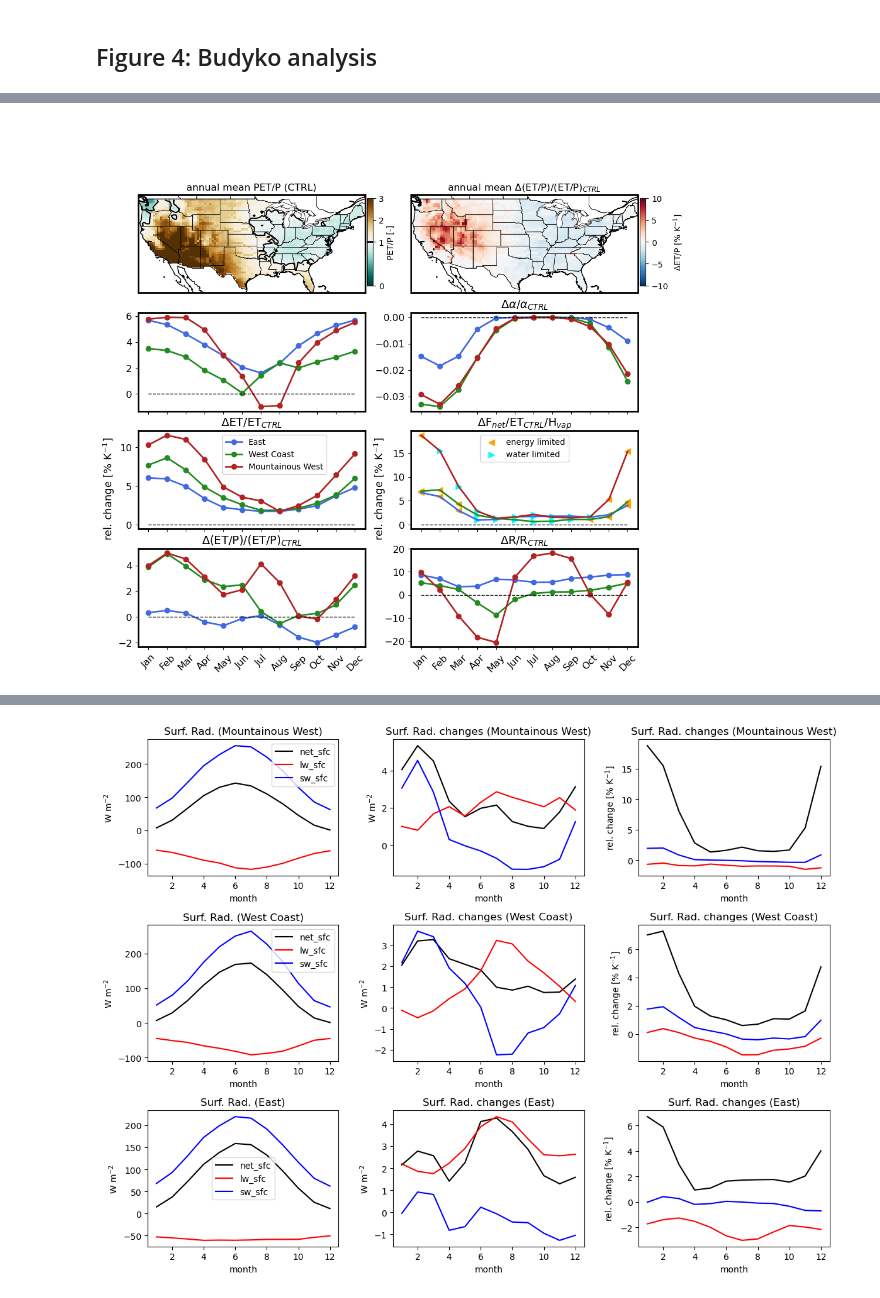
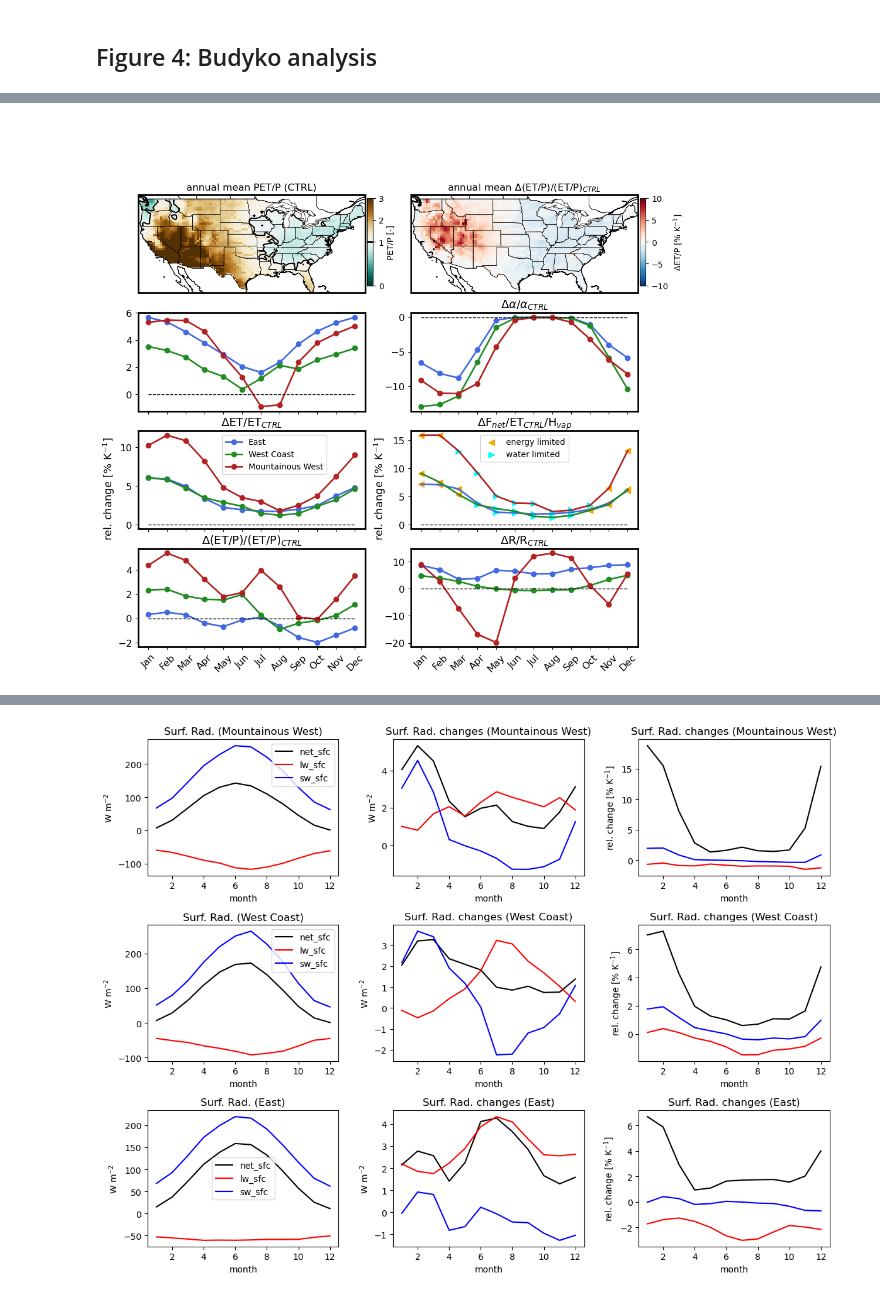
Before and after one commit to Smpljack/AR-analysis, a Jupyter notebook: paper_ncc_figures.ipynb, the cells around one changed output, grey strips where cells are left out. Cells and saved outputs as stored; diff of their text form; code cells hidden in the pictures.

Commit message:
Update paper figures

```diff
--- a/paper_ncc_figures.ipynb
+++ b/paper_ncc_figures.ipynb
@@ -657,9 +716,10 @@ end_year = 2020
 conus_extent = [-125, -67, 25, 50]
 variables = ['lwdn_sfc', 'lwup_sfc', 'swdn_sfc', 'swup_sfc', 'precip',
              'evap_land', 't_surf', 'albedo_dir', 'albedo_dif', 'snow',
-             'melt', 'runf', 'ar_pr']
+             'melt', 'runf', 'ar_pr', 'grnd_flux', 'shflx']
 subsets = ['atmos', 'atmos', 'atmos', 'atmos', 'atmos',
-           'land', 'atmos', 'land', 'land', 'land', 'land', 'land', 'atmos_cmip']
+           'land', 'atmos', 'land', 'land', 'land', 'land',
+           'land', 'atmos_cmip', 'land', 'atmos']
 budyko_data_ctrl = load_budyko_data(
     exp_name_ctrl, variables, subsets,region='conus_land', monthly=True)
 budyko_data_p2K = load_budyko_data(
@@ -727,9 +787,9 @@ def plot_basin_scale_et_ind_change_map(
     ax.add_feature(cfeature.STATES, linestyle='-', linewidth=0.5)
     return fig, ax
 # %%
-west_coast_budyko_ctrl = budyko_data_ctrl.sel(lon=slice(-125, -120)).mean(dim=['lat', 'lon'])
-west_coast_budyko_p2K = budyko_data_p2K.sel(lon=slice(-125, -120)).mean(dim=['lat', 'lon'])
-mountainous_west_budyko_ctrl = budyko_data_ctrl.sel(lon=slice(-120, -100)).mean(dim=['lat', 'lon'])
-mountainous_west_budyko_p2K = budyko_data_p2K.sel(lon=slice(-120, -100)).mean(dim=['lat', 'lon'])
-east_budyko_ctrl = budyko_data_ctrl.sel(lon=slice(-100, -67)).mean(dim=['lat', 'lon'])
-east_budyko_p2K = budyko_data_p2K.sel(lon=slice(-100, -67)).mean(dim=['lat', 'lon'])
+west_coast_budyko_ctrl = du.sel_conus_west_coast(budyko_data_ctrl).mean(dim=['lat', 'lon'])
+west_coast_budyko_p2K = du.sel_conus_west_coast(budyko_data_p2K).mean(dim=['lat', 'lon'])
+mountainous_west_budyko_ctrl = du.sel_conus_mountainous_west(budyko_data_ctrl).mean(dim=['lat', 'lon'])
+mountainous_west_budyko_p2K = du.sel_conus_mountainous_west(budyko_data_p2K).mean(dim=['lat', 'lon'])
+east_budyko_ctrl = du.sel_conus_east(budyko_data_ctrl).mean(dim=['lat', 'lon'])
+east_budyko_p2K = du.sel_conus_east(budyko_data_p2K).mean(dim=['lat', 'lon'])
@@ -765,11 +819,14 @@ fig, ax2 = plot_basin_scale_et_ind_change_map(
     fig, ax2, budyko_data_ctrl_mean, budyko_data_p2K_mean, dT, region='conus_land')
 ax2.set_title(r'annual mean $\Delta$(ET/P)/(ET/P)$_{CTRL}$', fontsize=12)
 ax3 = fig.add_subplot(4, 2, 3)
-((east_budyko_p2K.precip - east_budyko_ctrl.precip)/east_budyko_ctrl.precip/dT*100).plot(
+((east_budyko_p2K.precip -
+  east_budyko_ctrl.precip)/east_budyko_ctrl.precip/dT*100).plot(
      ax=ax3, color='royalblue', label='East', marker='o', lw=2)
-((west_coast_budyko_p2K.precip - west_coast_budyko_ctrl.precip)/west_coast_budyko_ctrl.precip/dT*100).plot(
+((west_coast_budyko_p2K.precip -
+  west_coast_budyko_ctrl.precip)/west_coast_budyko_ctrl.precip/dT*100).plot(
      ax=ax3, color='forestgreen', label='West Coast', marker='o', lw=2)
-((mountainous_west_budyko_p2K.precip - mountainous_west_budyko_ctrl.precip)/mountainous_west_budyko_ctrl.precip/dT*100).plot(
+((mountainous_west_budyko_p2K.precip -
+  mountainous_west_budyko_ctrl.precip)/mountainous_west_budyko_ctrl.precip/dT*100).plot(
      ax=ax3, color='firebrick', label='Mountainous West', marker='o', lw=2)
 # AR precip
 # ((east_budyko_p2K.ar_pr - east_budyko_ctrl.ar_pr)/east_budyko_ctrl.precip/dT*100).plot(
@@ -781,41 +838,53 @@ ax3 = fig.add_subplot(4, 2, 3)
 # ax3.set_title(r'$\Delta$P/P$_{CTRL}$', fontsize=14)
 # axes[0, 0].set_ylim([-2, 12])
 ax4 = fig.add_subplot(4, 2, 5)
-((east_budyko_p2K.evap_land - east_budyko_ctrl.evap_land)/east_budyko_ctrl.evap_land/dT*100).plot(
+((east_budyko_p2K.evap_land -
+  east_budyko_ctrl.evap_land)/east_budyko_ctrl.evap_land/dT*100).plot(
      ax=ax4, color='royalblue', label='East', marker='o', lw=2)
-((west_coast_budyko_p2K.evap_land - west_coast_budyko_ctrl.evap_land)/west_coast_budyko_ctrl.evap_land/dT*100).plot(
+((west_coast_budyko_p2K.evap_land -
+  west_coast_budyko_ctrl.evap_land)/west_coast_budyko_ctrl.evap_land/dT*100).plot(
      ax=ax4, color='forestgreen', label='West Coast', marker='o', lw=2)
-((mountainous_west_budyko_p2K.evap_land - mountainous_west_budyko_ctrl.evap_land)/mountainous_west_budyko_ctrl.evap_land/dT*100).plot(
+((mountainous_west_budyko_p2K.evap_land -
+  mountainous_west_budyko_ctrl.evap_land)/mountainous_west_budyko_ctrl.evap_land/dT*100).plot(
      ax=ax4, color='firebrick', label='Mountainous West', marker='o', lw=2)
 ax4.set_title(r'$\Delta$ET/ET$_{CTRL}$', fontsize=14)
 
 ax5 = fig.add_subplot(4, 2, 7)
-((east_budyko_p2K.evap_land/east_budyko_p2K.precip - east_budyko_ctrl.evap_land/east_budyko_ctrl.precip)/
+((east_budyko_p2K.evap_land/east_budyko_p2K.precip -
+  east_budyko_ctrl.evap_land/east_budyko_ctrl.precip)/
  (east_budyko_ctrl.evap_land/east_budyko_ctrl.precip)/dT*100).plot(
      ax=ax5, color='royalblue', marker='o', lw=2)
-((west_coast_budyko_p2K.evap_land/west_coast_budyko_p2K.precip - west_coast_budyko_ctrl.evap_land/west_coast_budyko_ctrl.precip)/(
+((west_coast_budyko_p2K.evap_land/west_coast_budyko_p2K.precip -
+  west_coast_budyko_ctrl.evap_land/west_coast_budyko_ctrl.precip)/(
     west_coast_budyko_ctrl.evap_land/west_coast_budyko_ctrl.precip)/dT*100).plot(
      ax=ax5, color='forestgreen', marker='o', lw=2)
-((mountainous_west_budyko_p2K.evap_land/mountainous_west_budyko_p2K.precip - mountainous_west_budyko_ctrl.evap_land/mountainous_west_budyko_ctrl.precip)/
+((mountainous_west_budyko_p2K.evap_land/mountainous_west_budyko_p2K.precip -
+  mountainous_west_budyko_ctrl.evap_land/mountainous_west_budyko_ctrl.precip)/
 (mountainous_west_budyko_ctrl.evap_land/mountainous_west_budyko_ctrl.precip)/dT*100).plot(
      ax=ax5, color='firebrick', marker='o', lw=2)
 ax5.set_title(r'$\Delta$(ET/P)/(ET/P)$_{CTRL}$', fontsize=14)
 
 ax6 = fig.add_subplot(4, 2, 4)
-((east_budyko_p2K.albedo_dir - east_budyko_ctrl.albedo_dir)/dT).sel(band=1).plot(
+((east_budyko_p2K.albedo_dir -
+  east_budyko_ctrl.albedo_dir)/east_budyko_ctrl.albedo_dir/dT*100).sel(band=1).plot(
      ax=ax6, color='royalblue', marker='o', lw=2)
-((west_coast_budyko_p2K.albedo_dir - west_coast_budyko_ctrl.albedo_dir)/dT).sel(band=1).plot(
+((west_coast_budyko_p2K.albedo_dir -
+  west_coast_budyko_ctrl.albedo_dir)/west_coast_budyko_ctrl.albedo_dir/dT*100).sel(band=1).plot(
      ax=ax6, color='forestgreen', marker='o', lw=2)
-((mountainous_west_budyko_p2K.albedo_dir - mountainous_west_budyko_ctrl.albedo_dir)/dT).sel(band=1).plot(
+((mountainous_west_budyko_p2K.albedo_dir -
+  mountainous_west_budyko_ctrl.albedo_dir)/mountainous_west_budyko_ctrl.albedo_dir/dT*100).sel(band=1).plot(
      ax=ax6, color='firebrick', marker='o', lw=2)
 ax6.set_title(r'$\Delta \alpha$/$\alpha_{CTRL}$', fontsize=14)
 
 ax7 = fig.add_subplot(4, 2, 6)
-((east_budyko_p2K.net_sfc - east_budyko_ctrl.net_sfc)/east_budyko_ctrl.evap_land/2260/1e3/dT*100).plot(
+(((east_budyko_p2K.net_sfc-east_budyko_p2K.melt*334*1e3+east_budyko_p2K.grnd_flux-east_budyko_p2K.shflx) -
+  (east_budyko_ctrl.net_sfc-east_budyko_ctrl.melt*334*1e3+east_budyko_ctrl.grnd_flux-east_budyko_ctrl.shflx))/east_budyko_ctrl.evap_land/2260/1e3/dT*100).plot(
      ax=ax7, color='royalblue', lw=2)
-((west_coast_budyko_p2K.net_sfc - west_coast_budyko_ctrl.net_sfc)/west_coast_budyko_ctrl.evap_land/2260/1e3/dT*100).plot(
+(((west_coast_budyko_p2K.net_sfc-west_coast_budyko_p2K.melt*334*1e3+west_coast_budyko_p2K.grnd_flux-west_coast_budyko_p2K.shflx) -
+  (west_coast_budyko_ctrl.net_sfc-west_coast_budyko_ctrl.melt*334*1e3+west_coast_budyko_ctrl.grnd_flux-west_coast_budyko_ctrl.shflx))/west_coast_budyko_ctrl.evap_land/2260/1e3/dT*100).plot(
      ax=ax7, color='forestgreen', lw=2)
-((mountainous_west_budyko_p2K.net_sfc - mountainous_west_budyko_ctrl.net_sfc)/mountainous_west_budyko_ctrl.evap_land/2260/1e3/dT*100).plot(
+(((mountainous_west_budyko_p2K.net_sfc-mountainous_west_budyko_p2K.melt*334*1e3+mountainous_west_budyko_p2K.grnd_flux-mountainous_west_budyko_p2K.shflx) -
+  (mountainous_west_budyko_ctrl.net_sfc-mountainous_west_budyko_ctrl.melt*334*1e3+mountainous_west_budyko_ctrl.grnd_flux-mountainous_west_budyko_ctrl.shflx))/mountainous_west_budyko_ctrl.evap_land/2260/1e3/dT*100).plot(
      ax=ax7, color='firebrick', lw=2)
 # Highlight energy and water limited regions
 for data_ctrl, data_p2K in zip(
@@ -825,22 +894,27 @@ for data_ctrl, data_p2K in zip(
     water_limited = data_p2K.pet_ind > 1
     ax7.scatter(
         months[energy_limited],
-        ((data_p2K.net_sfc - data_ctrl.net_sfc)/data_ctrl.evap_land/2260/1e3/dT*100)[energy_limited],
+        (((data_p2K.net_sfc-data_p2K.melt*334*1e3+data_p2K.grnd_flux-data_p2K.shflx) -
+          (data_ctrl.net_sfc-data_ctrl.melt*334*1e3+data_ctrl.grnd_flux-data_ctrl.shflx))/data_ctrl.evap_land/2260/1e3/dT*100)[energy_limited],
         color='orange', marker='<', s=50, label='energy limited')
     ax7.scatter(
         months[water_limited],
-        ((data_p2K.net_sfc - data_ctrl.net_sfc)/data_ctrl.evap_land/2260/1e3/dT*100)[water_limited],
+        (((data_p2K.net_sfc-data_p2K.melt*334*1e3+data_p2K.grnd_flux-data_p2K.shflx) -
+          (data_ctrl.net_sfc-data_ctrl.melt*334*1e3+data_ctrl.grnd_flux-data_ctrl.shflx))/data_ctrl.evap_land/2260/1e3/dT*100)[water_limited],
         color='cyan', marker='>', s=50, label='water limited')
     if not hasattr(ax7, 'legend_added'):
         ax7.legend()
         ax7.legend_added = True
 ax7.set_title(r'$\Delta$F$_{net}$/ET$_{CTRL}$/H$_{vap}$', fontsize=14)
 ax8 = fig.add_subplot(4, 2, 8)
-((east_budyko_p2K.runf - east_budyko_ctrl.runf)/(east_budyko_ctrl.runf)/dT*100).plot(
+((east_budyko_p2K.runf -
+  east_budyko_ctrl.runf)/(east_budyko_ctrl.runf)/dT*100).plot(
     ax=ax8, color='royalblue', marker='o', lw=2)
-((west_coast_budyko_p2K.runf - west_coast_budyko_ctrl.runf)/(west_coast_budyko_ctrl.runf)/dT*100).plot(
+((west_coast_budyko_p2K.runf -
+  west_coast_budyko_ctrl.runf)/(west_coast_budyko_ctrl.runf)/dT*100).plot(
     ax=ax8, color='forestgreen', marker='o', lw=2)
-((mountainous_west_budyko_p2K.runf - mountainous_west_budyko_ctrl.runf)/(mountainous_west_budyko_ctrl.runf)/dT*100).plot(
+((mountainous_west_budyko_p2K.runf -
+  mountainous_west_budyko_ctrl.runf)/(mountainous_west_budyko_ctrl.runf)/dT*100).plot(
     ax=ax8, color='firebrick', marker='o', lw=2)
 ax8.set_title(r'$\Delta$R/R$_{CTRL}$', fontsize=14)
 
@@ -848,32 +922,32 @@ for ax in [ax3, ax4, ax5, ax6, ax7, ax8]:
     ax.hlines(0, 1, 12, color='black', linestyle='--', lw=1)
     ax.set_ylabel('')
     ax.set_xlabel('')
     ax.set_xticks(months)
     ax.set_xticklabels(['' for _ in ax.get_xticks()])
     ax.tick_params(axis='y', labelsize=12)
 for ax in [ax1, ax2, ax3, ax4, ax5, ax6, ax7, ax8]:
     for spine in ax.spines.values():
             spine.set_linewidth(2)
 # Create new axes for the text annotations
 text_ax1 = fig.add_axes([0.08, 0.38, 0.05, 0.2], frame_on=False)  # Adjust position and size as needed
 text_ax2 = fig.add_axes([0.5, 0.38, 0.05, 0.2], frame_on=False)  # Adjust position and size as needed
 
 text_ax1.text(0, 0, r'rel. change [% K$^{-1}$]',
                 transform=text_ax1.transAxes, fontsize=13, rotation=90,
                 ha='center', va='center')
 text_ax2.text(0, 0, r'rel. change [% K$^{-1}$]',
                 transform=text_ax2.transAxes, fontsize=13, rotation=90,
                 ha='center', va='center')
 text_ax1.axis('off')  # Hide the axes
 text_ax2.axis('off')  # Hide the axes
 month_labels = ['Jan', 'Feb', 'Mar', 'Apr', 'May', 'Jun', 'Jul', 'Aug', 'Sep', 'Oct', 'Nov', 'Dec']
 ax4.legend(fontsize=10, loc='upper center', bbox_to_anchor=(0.6, 1))
 ax5.set_xticks(months)
 ax5.set_xticklabels(month_labels, fontsize=12, rotation=45)
 ax8.set_xticks(months)
 ax8.set_xticklabels(month_labels, fontsize=12, rotation=45)
 # plt.tight_layout()
 # fig.subplots_adjust(wspace=0.25, hspace=0.3)
-plt.savefig('plots/paper_ncc/figure4_v2.png', bbox_inches='tight', dpi=300)
+plt.savefig('plots/paper_ncc/figure4_v3.png', bbox_inches='tight', dpi=300)
 # %% [output]
-[figure, old version]
+[figure, new version]
```
Also changed, not shown: parts of 13 cells of this notebook.
